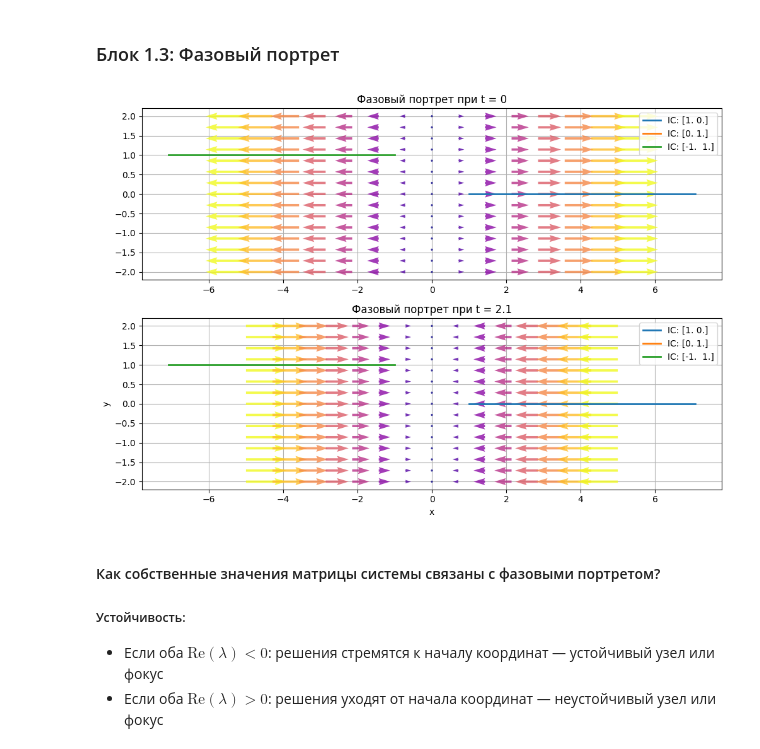
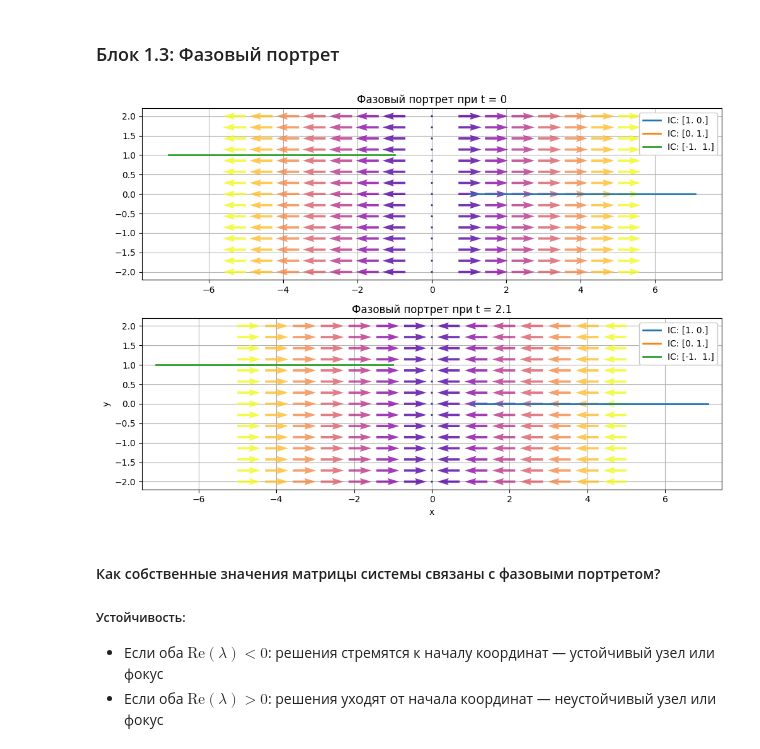
Before and after one commit to n-sukhov/Differential_equations_RGR2, a Jupyter notebook: РГР_2_Сухов_Магомедов_Шишкина.ipynb, the cells around one changed output. Cells and saved outputs as stored; diff of their text form; code cells hidden in the pictures.

```diff
--- a/РГР_2_Сухов_Магомедов_Шишкина.ipynb
+++ b/РГР_2_Сухов_Магомедов_Шишкина.ipynb
@@ -39,36 +39,40 @@ y = np.linspace(-2, 2, 15)
 X, Y = np.meshgrid(x, y)
 
 dX = np.zeros((2, X.shape[0], X.shape[1]))
 dY = np.zeros_like(dX)
 
 t = [0, 2.1]
 
 for idx, t_i in enumerate(t):
     for i in range(X.shape[0]):
         for j in range(X.shape[1]):
             dx, dy = linear_system(t_i, [X[i, j], Y[i, j]])
             dX[idx, i, j] = dx
             dY[idx, i, j] = dy
 
 fig, axes = plt.subplots(2, 1, figsize=(10, 7), sharey=True)
 for i, ax in enumerate(axes):
-    ax.quiver(X, Y, dX[i], dY[i], np.hypot(dX[i], dY[i]), cmap='plasma', alpha=0.8)
+    norm = np.sqrt(dX[i]**2 + dY[i]**2)
+    dX_scaled = dX[i] / (norm + 0.01)
+    dY_scaled = dY[i] / (norm + 0.01)
+    ax.quiver(X, Y, dX_scaled, dY_scaled, norm, cmap='plasma', alpha=0.8)
 
     for sol in solutions:
         ax.plot(sol.y[0], sol.y[1], lw=2, label=f"IC: {sol.y[:,0]}")
 
 
     ax.grid(True)
-    ax.legend()
+    ax.legend(framealpha=1.0)
     ax.set_axisbelow(True)
     ax.set_title(f"Фазовый портрет при t = {t[i]}")
 
 plt.xlabel("x")
 plt.ylabel("y")
 plt.tight_layout()
+plt.axis('equal')
 plt.show()
 # %% [output]
-[figure, old version]
+[figure, new version]
 # %% [markdown]
 #### Как собственные значения матрицы системы связаны с фазовыми портретом?
 
```
Also changed, not shown: parts of 7 cells of this notebook.
